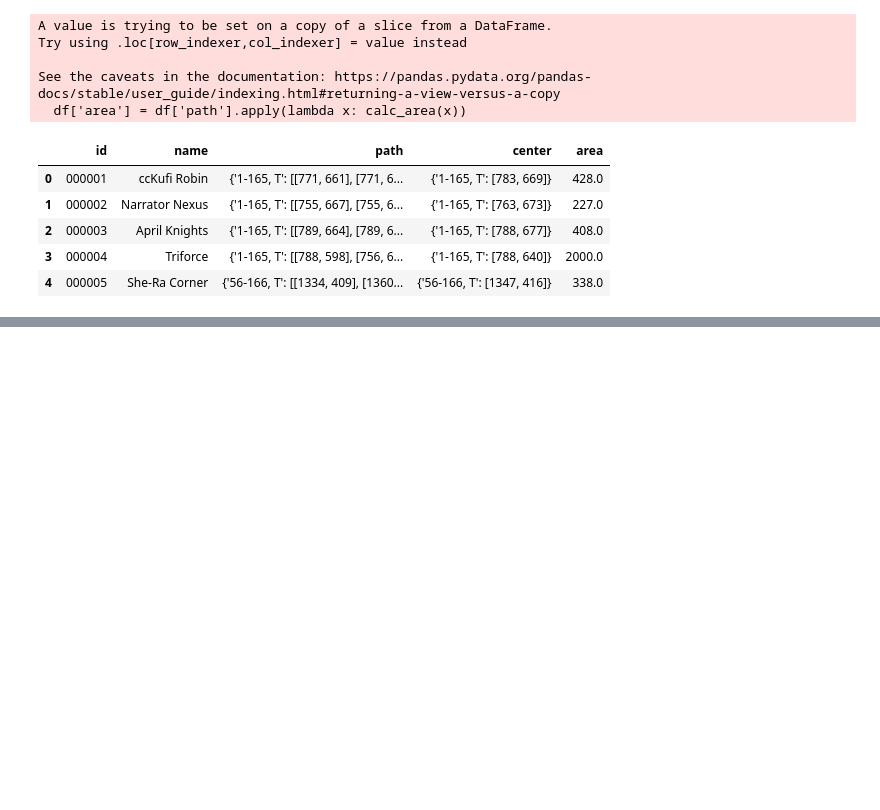
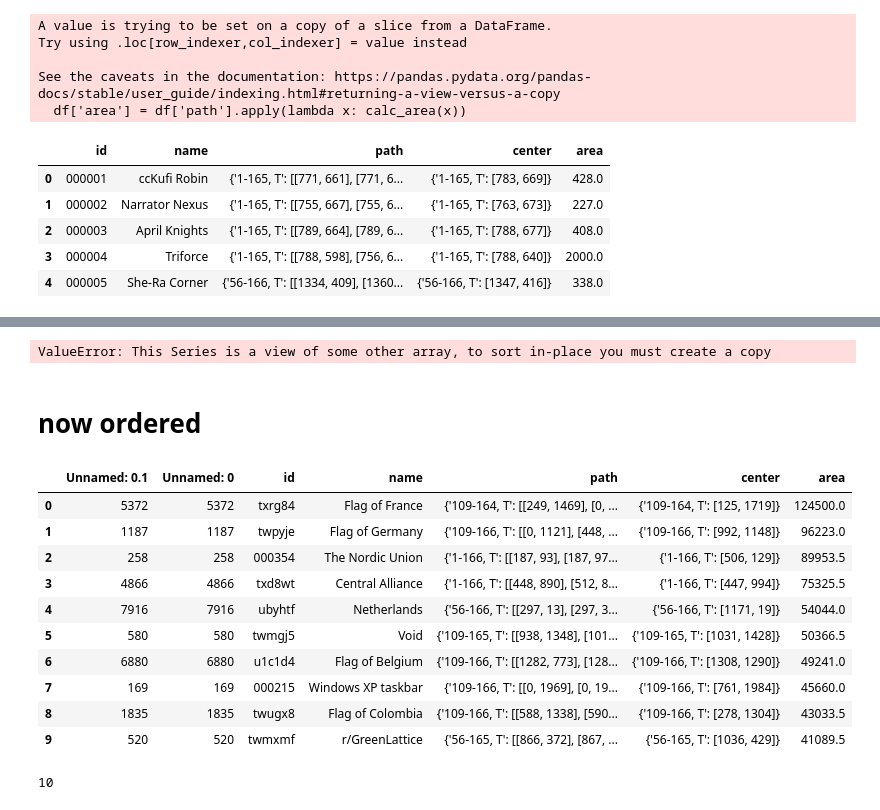
Before and after one commit to pietro-sillano/r-place-Network-Analysis, a Jupyter notebook: read_json.ipynb, the cells around one changed output, grey strips where cells are left out. Cells and saved outputs as stored; diff of their text form; code cells hidden in the pictures; blank space fills up the shorter version.

```diff
--- a/read_json.ipynb
+++ b/read_json.ipynb
@@ -82,0 +151,4 @@ Name: area, Length: 8180, dtype: float64
+# %%
+df2.area.sort_values(ascending=False,inplace = True)
+# %% [output]
+ValueError: This Series is a view of some other array, to sort in-place you must create a copy
@@ -82,0 +160,19 @@ Name: area, Length: 8180, dtype: float64
+# %% [markdown]
+# now ordered
+# %%
+import ast
+df = pd.read_csv("artworks_ordered.csv")
+df = df[:10]
+df
+# %% [output]
+|  | Unnamed: 0.1 | Unnamed: 0 | id | name | path | center | area |
+| 0 | 5372 | 5372 | txrg84 | Flag of France | {'109-164, T': [[249, 1469], [0, ... | {'109-164, T': [125, 1719]} | 124500.0 |
+| 1 | 1187 | 1187 | twpyje | Flag of Germany | {'109-166, T': [[0, 1121], [448, ... | {'109-166, T': [992, 1148]} | 96223.0 |
+| 2 | 258 | 258 | 000354 | The Nordic Union | {'1-166, T': [[187, 93], [187, 97... | {'1-166, T': [506, 129]} | 89953.5 |
+| 3 | 4866 | 4866 | txd8wt | Central Alliance | {'1-166, T': [[448, 890], [512, 8... | {'1-166, T': [447, 994]} | 75325.5 |
+| 4 | 7916 | 7916 | ubyhtf | Netherlands | {'56-166, T': [[297, 13], [297, 3... | {'56-166, T': [1171, 19]} | 54044.0 |
+| 5 | 580 | 580 | twmgj5 | Void | {'109-165, T': [[938, 1348], [101... | {'109-165, T': [1031, 1428]} | 50366.5 |
+| 6 | 6880 | 6880 | u1c1d4 | Flag of Belgium | {'109-166, T': [[1282, 773], [128... | {'109-166, T': [1308, 1290]} | 49241.0 |
+| 7 | 169 | 169 | 000215 | Windows XP taskbar | {'109-166, T': [[0, 1969], [0, 19... | {'109-166, T': [761, 1984]} | 45660.0 |
+| 8 | 1835 | 1835 | twugx8 | Flag of Colombia | {'109-166, T': [[588, 1338], [590... | {'109-166, T': [278, 1304]} | 43033.5 |
+| 9 | 520 | 520 | twmxmf | r/GreenLattice | {'56-165, T': [[866, 372], [867, ... | {'56-165, T': [1036, 429]} | 41089.5 |
@@ -82,0 +187,4 @@ Name: area, Length: 8180, dtype: float64
+# %%
+len(artworks.keys())
+# %% [output]
+10
```
Also changed, not shown: parts of 12 cells of this notebook, 6 other files.
